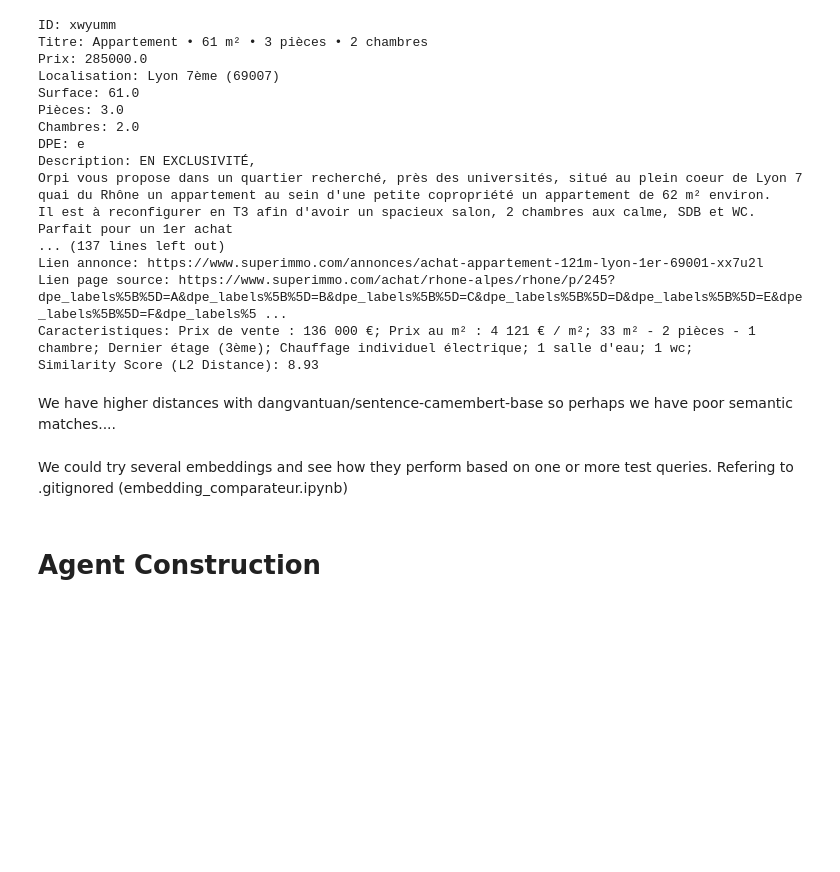
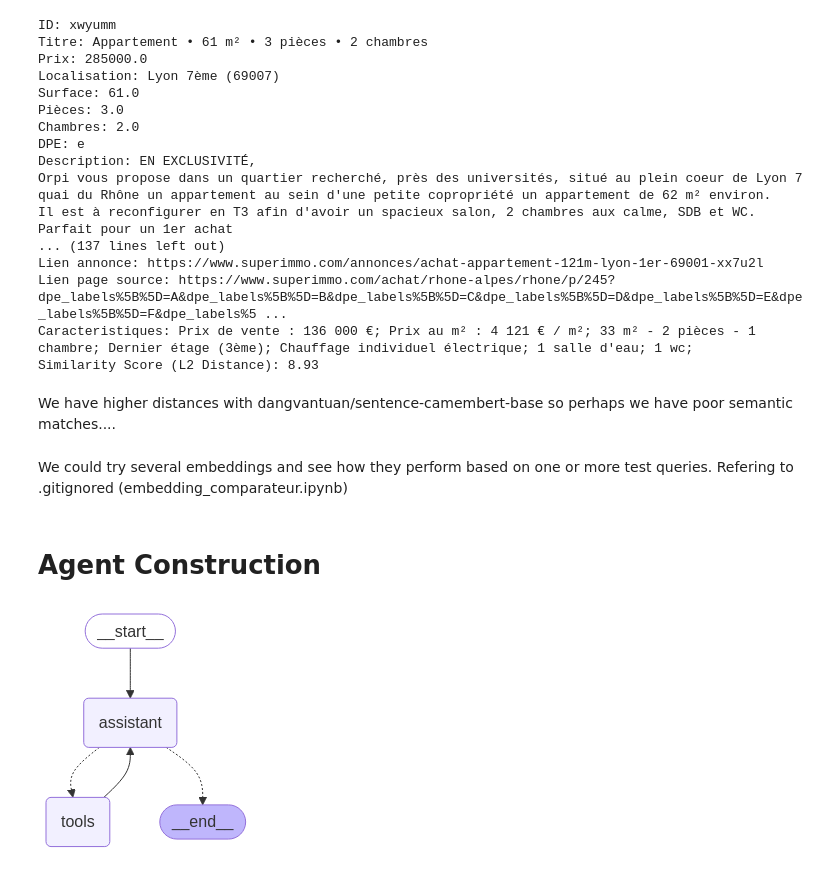
Before and after one commit to JPFuquenPaez/Immo-Agentic-RAG, a Jupyter notebook: master_notebook.ipynb, the cells around one changed output. Drawn from its saved outputs; the diff is of its cells as text; code cells hidden in the pictures; blank space fills up the shorter version.

```diff
--- a/master_notebook.ipynb
+++ b/master_notebook.ipynb
@@ -240,3 +233,54 @@ We have higher distances with dangvantuan/sentence-camembert-base so perhaps we
 We could try several embeddings and see how they perform based on one or more test queries. Refering to .gitignored (embedding_comparateur.ipynb)
 # %% [markdown]
 # Agent Construction
+# %%
+from typing import TypedDict, Annotated
+from langgraph.graph.message import add_messages
+from langchain_core.messages import AnyMessage, HumanMessage, AIMessage
+from langgraph.prebuilt import ToolNode
+from langgraph.graph import START, StateGraph
+from langgraph.prebuilt import tools_condition
+from langchain_huggingface import HuggingFaceEndpoint, ChatHuggingFace
+from langchain_ollama import ChatOllama
+from IPython.display import Image, display
+
+
+# Load the model
+llm = ChatOllama(model="qwen2.5:7b", temperature=0.1, max_new_tokens=512)
+tools = [immo_info_retriever_tool] # Defining the immo_info_retriever_tool tool
+chat_with_tools = llm.bind_tools(tools)
+
+
+# AgentState and Agent graph
+class AgentState(TypedDict):
+    # Input data
+    messages: Annotated[list[AnyMessage], add_messages]
+
+def assistant(state: AgentState):
+    return {
+        "messages": [chat_with_tools.invoke(state["messages"])],
+    }
+
+# We create our agent as a StateGraph, that combines 2 nodes (assistant, tools) using an edge
+builder = StateGraph(AgentState)
+
+# Define nodes: these do the work
+builder.add_node("assistant", assistant)
+builder.add_node("tools", ToolNode(tools))
+
+# Define edges: these determine how the control flow moves
+builder.add_edge(START, "assistant")
+builder.add_conditional_edges(
+    "assistant",
+    # If the latest message requires a tool, route to tools
+    # If the latest message (result) from assistant is a not a tool call -> tools_condition routes to END
+    tools_condition,
+)
+
+builder.add_edge("tools", "assistant")
+immo_assitant_graph = builder.compile()
+
+# Show
+display(Image(immo_assitant_graph.get_graph(xray=True).draw_mermaid_png()))
+# %% [output]
+[figure, added]
```
Also changed, not shown: parts of 8 cells of this notebook.
